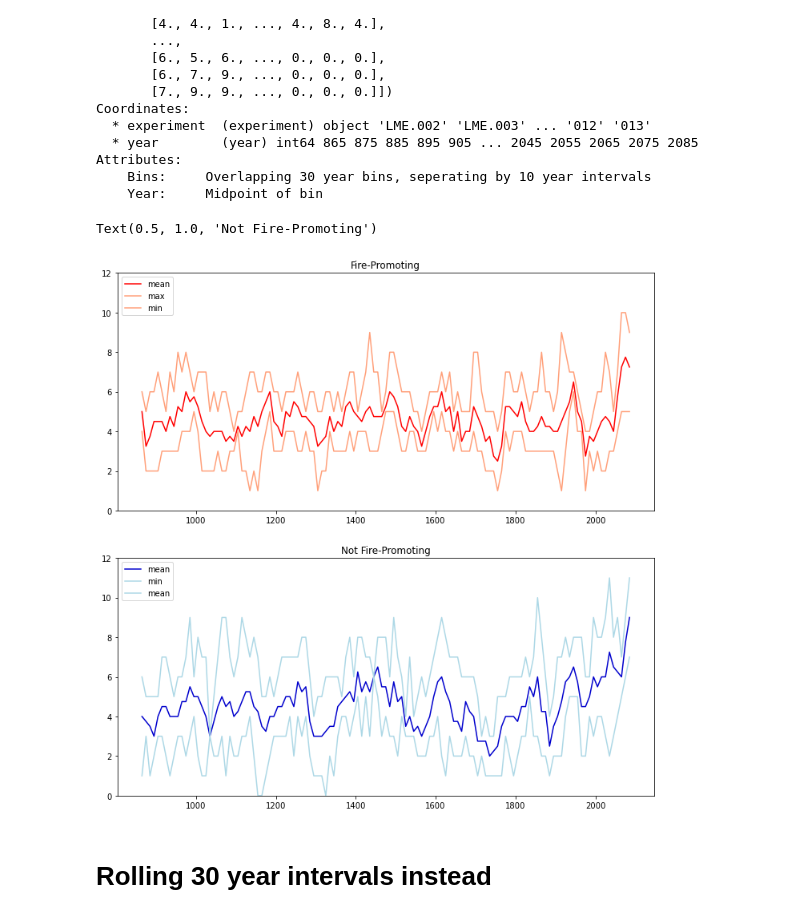
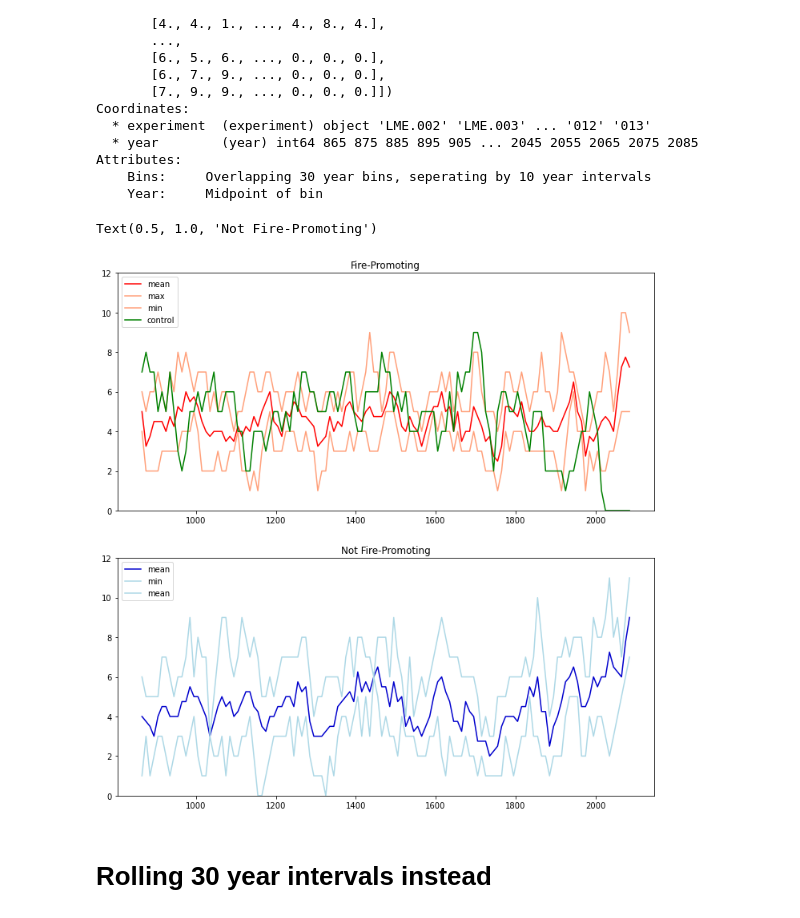
Before and after one commit to anton-seaice/compound, a Jupyter notebook: cesmCompounds.ipynb, the cells around one changed output. Drawn from its saved outputs; the diff is of its cells as text; code cells hidden in the pictures.

```diff
--- a/cesmCompounds.ipynb
+++ b/cesmCompounds.ipynb
@@ -271,32 +275,33 @@ Attributes:
 # %%
 plt.figure(figsize=(12,12))
 
 plt.subplot(2,1,1)
 
 plt.plot(overlapBinFirePos.year, overlapBinFirePos.sel(experiment=_model.cesmRcp85).mean(dim='experiment') , color='red', label='mean')
 plt.plot(overlapBinFirePos.year, overlapBinFirePos.sel(experiment=_model.cesmRcp85).max(dim='experiment') , color='lightsalmon', label='max')
 plt.plot(overlapBinFirePos.year, overlapBinFirePos.sel(experiment=_model.cesmRcp85).min(dim='experiment') , color='lightsalmon', label='min')
+plt.plot(overlapBinFirePos.year, overlapBinFirePos.sel(experiment=_model.cesmCntl).values , color='green', label='control')
 
 plt.legend()
 
 plt.ylim([0,12])
 plt.title('Fire-Promoting')
 
 
 
 plt.subplot(2,1,2)
 
 plt.plot(overlapBinFireNeg.year, overlapBinFireNeg.sel(experiment=_model.cesmRcp85).mean(dim='experiment') , color='mediumblue', label='mean')
 plt.plot(overlapBinFireNeg.year, overlapBinFireNeg.sel(experiment=_model.cesmRcp85).max(dim='experiment') , color='lightblue', label='min')
 plt.plot(overlapBinFireNeg.year, overlapBinFireNeg.sel(experiment=_model.cesmRcp85).min(dim='experiment') , color='lightblue', label='mean')
 
 plt.legend()
 
 plt.ylim([0,12])
 plt.title('Not Fire-Promoting')
 # %% [output]
 Text(0.5, 1.0, 'Not Fire-Promoting')
-[figure, old version]
+[figure, new version]
 # %% [markdown]
 # Rolling 30 year intervals instead
 # %%
```
Also changed, not shown: parts of 2 cells of this notebook, 7 other files.
